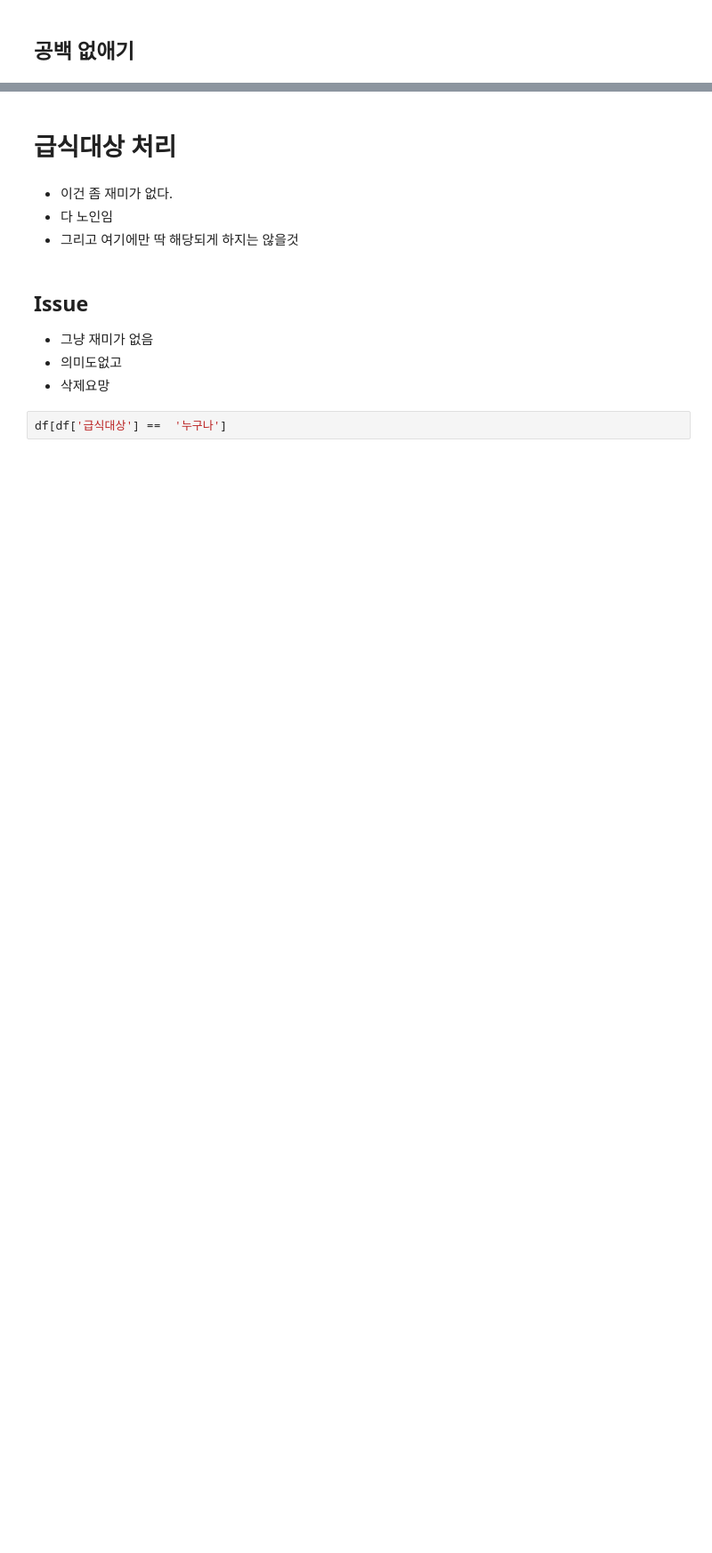
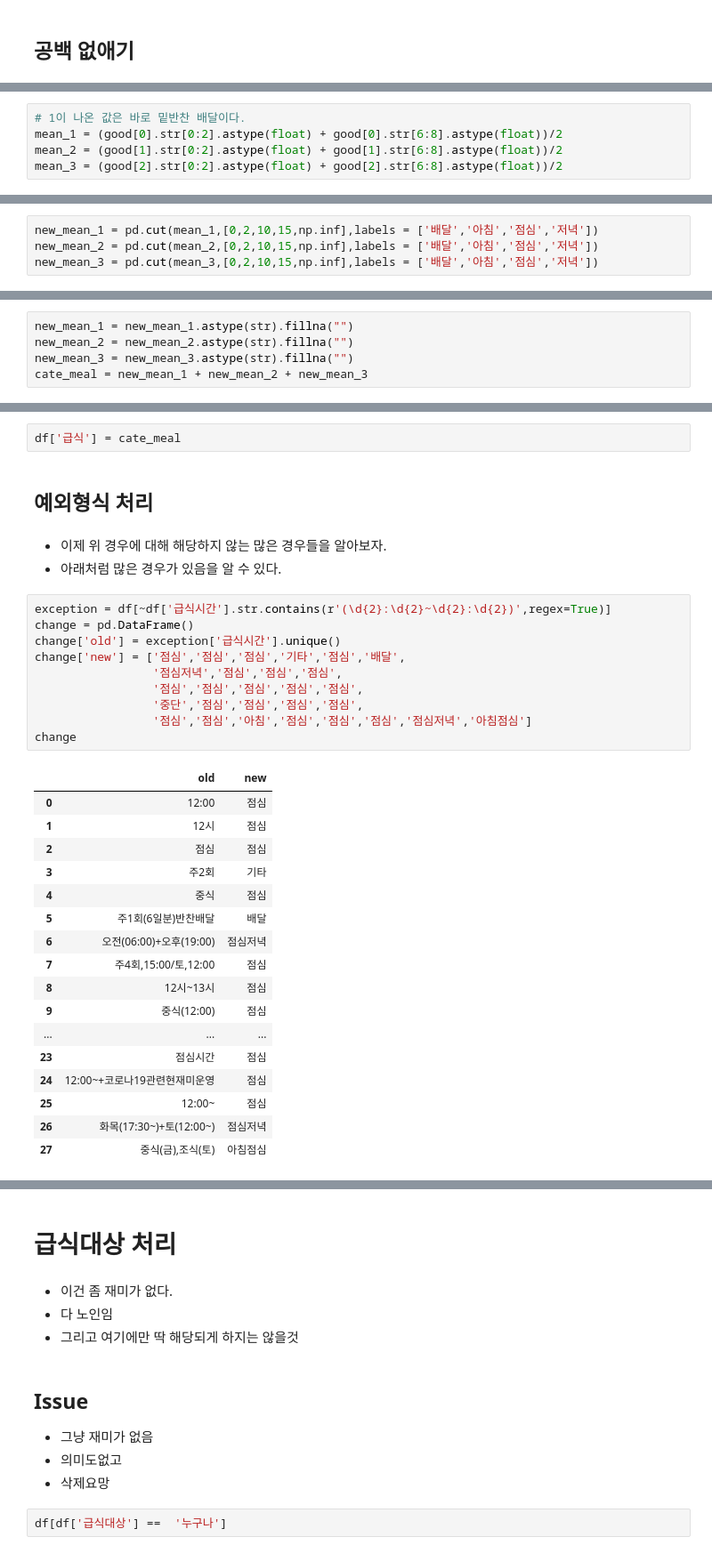
Before and after one commit to hana-dool/2102_JSproject, a Jupyter notebook: Preprocessinng.ipynb, the cells around one changed output, grey strips where cells are left out. Shown at 89% size. Drawn from its saved outputs; the diff is of its cells as text; blank space fills up the shorter version.

```diff
--- a/Preprocessinng.ipynb
+++ b/Preprocessinng.ipynb
@@ -494,0 +451,5 @@ df['급식시간'].head(n=300)
+# %%
+# 1이 나온 값은 바로 밑반찬 배달이다.
+mean_1 = (good[0].str[0:2].astype(float) + good[0].str[6:8].astype(float))/2
+mean_2 = (good[1].str[0:2].astype(float) + good[1].str[6:8].astype(float))/2
+mean_3 = (good[2].str[0:2].astype(float) + good[2].str[6:8].astype(float))/2
@@ -494,0 +460,4 @@ df['급식시간'].head(n=300)
+# %%
+new_mean_1 = pd.cut(mean_1,[0,2,10,15,np.inf],labels = ['배달','아침','점심','저녁'])
+new_mean_2 = pd.cut(mean_2,[0,2,10,15,np.inf],labels = ['배달','아침','점심','저녁'])
+new_mean_3 = pd.cut(mean_3,[0,2,10,15,np.inf],labels = ['배달','아침','점심','저녁'])
@@ -494,0 +467,5 @@ df['급식시간'].head(n=300)
+# %%
+new_mean_1 = new_mean_1.astype(str).fillna("")
+new_mean_2 = new_mean_2.astype(str).fillna("")
+new_mean_3 = new_mean_3.astype(str).fillna("")
+cate_meal = new_mean_1 + new_mean_2 + new_mean_3
@@ -494,0 +488,35 @@ df['급식시간'].head(n=300)
+# %%
+df['급식'] = cate_meal
+# %% [markdown]
+## 예외형식 처리
+# %% [markdown]
+- 이제 위 경우에 대해 해당하지 않는 많은 경우들을 알아보자.
+- 아래처럼 많은 경우가 있음을 알 수 있다.
+# %%
+exception = df[~df['급식시간'].str.contains(r'(\d{2}:\d{2}~\d{2}:\d{2})',regex=True)]
+change = pd.DataFrame()
+change['old'] = exception['급식시간'].unique()
+change['new'] = ['점심','점심','점심','기타','점심','배달',
+                 '점심저녁','점심','점심','점심',
+                 '점심','점심','점심','점심','점심',
+                 '중단','점심','점심','점심','점심',
+                 '점심','점심','아침','점심','점심','점심','점심저녁','아침점심']
+change
+# %% [output]
+|  | old | new |
+| 0 | 12:00 | 점심 |
+| 1 | 12시 | 점심 |
+| 2 | 점심 | 점심 |
+| 3 | 주2회 | 기타 |
+| 4 | 중식 | 점심 |
+| 5 | 주1회(6일분)반찬배달 | 배달 |
+| 6 | 오전(06:00)+오후(19:00) | 점심저녁 |
+| 7 | 주4회,15:00/토,12:00 | 점심 |
+| 8 | 12시~13시 | 점심 |
+| 9 | 중식(12:00) | 점심 |
+| ... | ... | ... |
+| 23 | 점심시간 | 점심 |
+| 24 | 12:00~+코로나19관련현재미운영 | 점심 |
+| 25 | 12:00~ | 점심 |
+| 26 | 화목(17:30~)+토(12:00~) | 점심저녁 |
+| 27 | 중식(금),조식(토) | 아침점심 |
```
Also changed, not shown: parts of 57 cells of this notebook.
